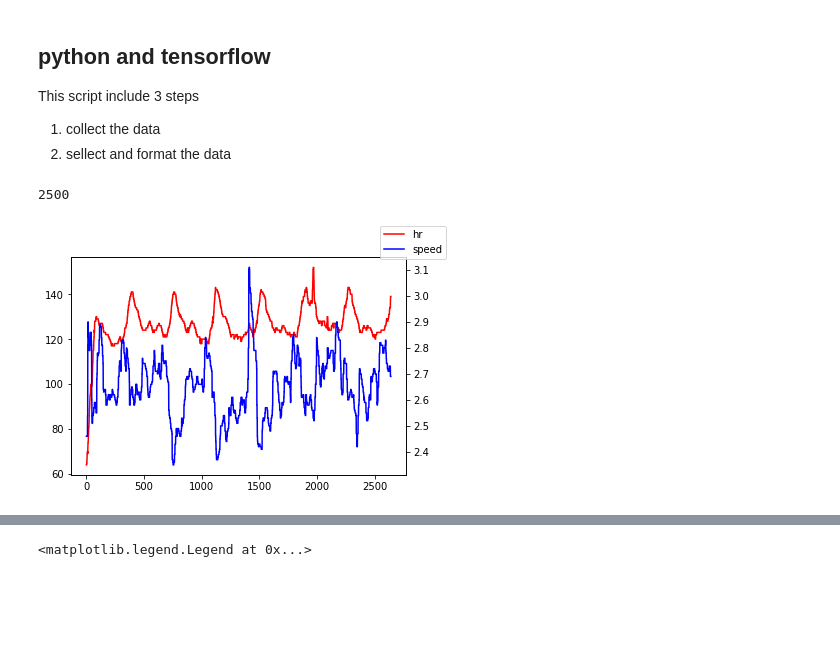
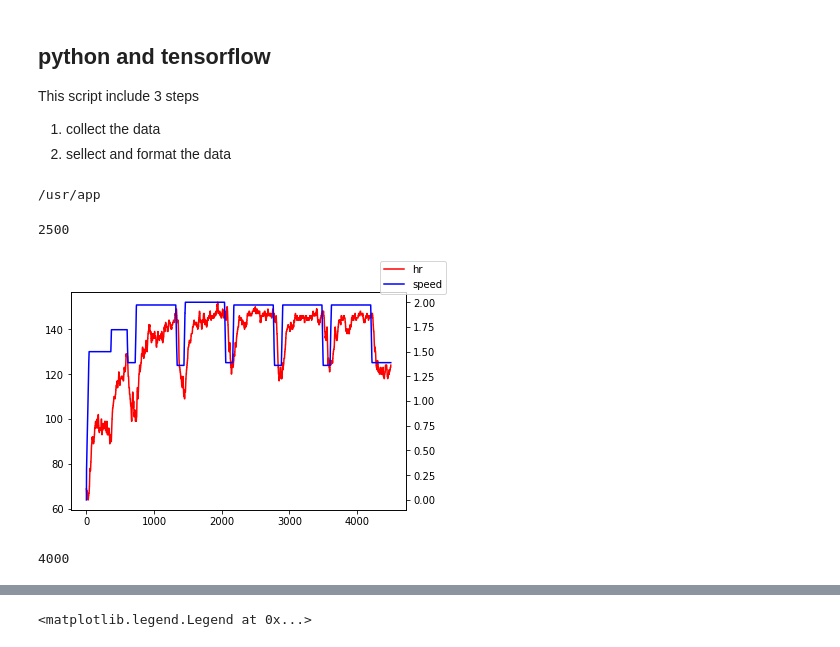
Before and after one commit to ken-hsu/speedToHr, a Jupyter notebook: speedToHr.ipynb, the cells around one changed output, grey strips where cells are left out. Drawn from its saved outputs; the diff is of its cells as text; code cells hidden in the pictures; blank space fills up the shorter version.

Commit message:
add example data and make function as object

```diff
--- a/speedToHr.ipynb
+++ b/speedToHr.ipynb
@@ -39,36 +39,42 @@ class Data:
 # %%
 ## collect the data
 ## jsonload folder include .user.json /extf/.xx
-rootdir = "/usr/app/Data/coros_data/jsonload/"
+# rootdir = "/usr/app/Data/coros_data/jsonload/"
+cwd = os.getcwd()
+rootdir = cwd +"/data/"
 data = Data()
 fileNamelist = data.findFile(rootdir)
-for i in range(50,100,1):
+for i in range(1):
     data.findData(rootdir,fileNamelist[i])
+# %% [output]
+/usr/app
 # %%
 ## select the data
-i = 8
+i = 0
 hr = np.zeros([len(data.workouts[i]),1])
 sp = np.zeros([len(data.workouts[i]),1])
 
 for j in range(len(data.workouts[i])):
     hr[j] = data.workouts[i][j]['hr']
     sp[j] = data.workouts[i][j]['sp']
 
 startIndex = 0
 endIndex = -1
 fig, ax1 = plt.subplots()
 ax1.plot(range(hr[startIndex:endIndex,:].shape[0]),hr[startIndex:endIndex,:],color='red',label='hr')
 ax2 = ax1.twinx()  # instantiate a second axes that shares the same x-axis
 ax2.plot(range(sp[startIndex:endIndex,:].shape[0]),sp[startIndex:endIndex,:],color='blue',label='speed')
 fig.legend()
-
-## cut the data (sp to sp2)
-startIndex = 0
-endIndex = 2500
-dataAmount = endIndex - startIndex
-sp2 = np.zeros([dataAmount,1])
-sp2 = sp[startIndex:endIndex,0]
-print(sp2.shape[0])
 # %% [output]
 2500
-[figure, old version]
+[figure, new version]
+# %%
+## cut the data (sp to sp2)
+startIndex = 0
+endIndex = 4000
+dataAmount = endIndex - startIndex
+sp2 = np.zeros([dataAmount,1])
+sp2 = sp[startIndex:endIndex,0]
+print(sp2.shape[0])
+# %% [output]
+4000
```
Also changed, not shown: parts of 3 cells of this notebook, 5 other files.
